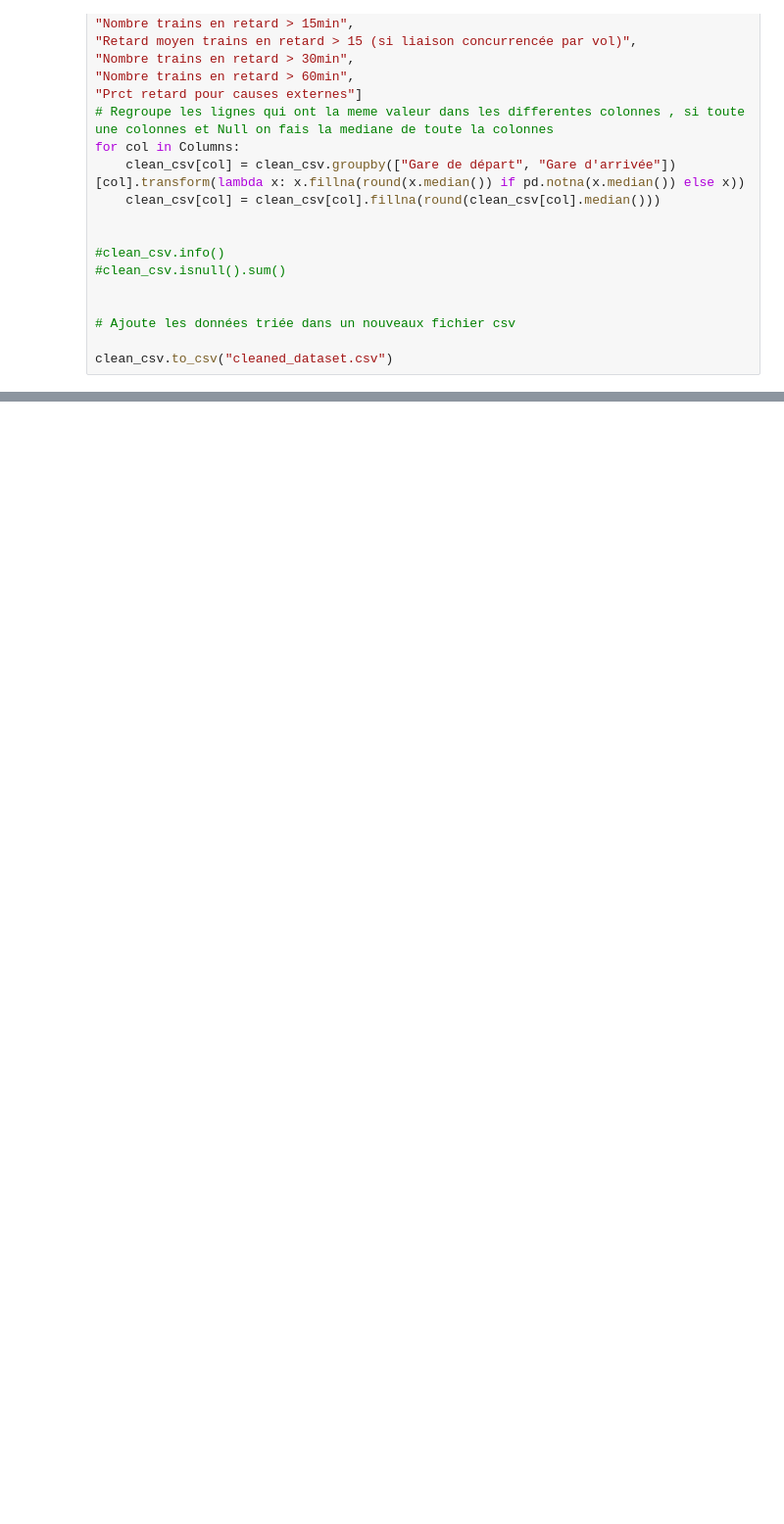
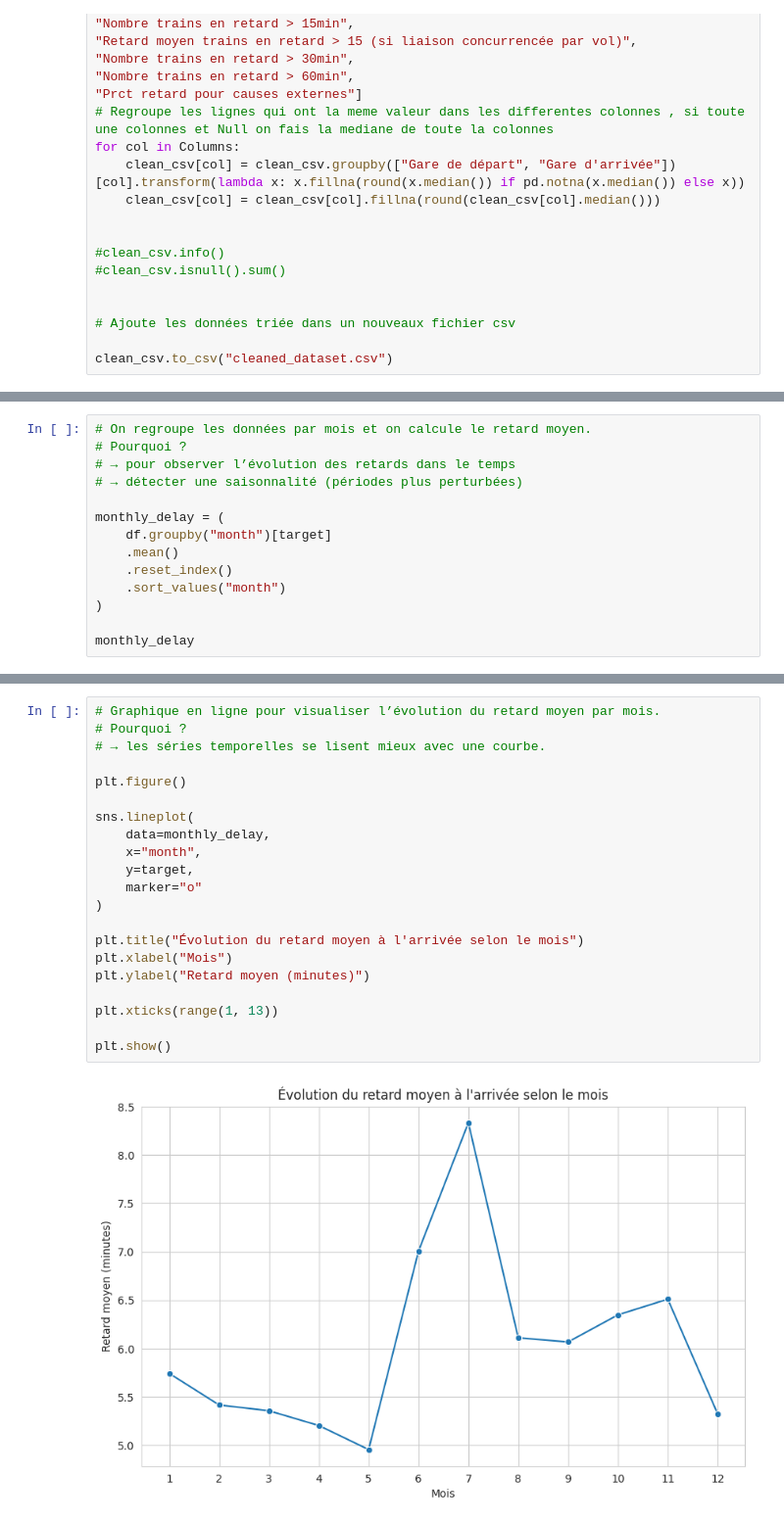
Before and after one commit to AZ044/Tardis, a Jupyter notebook: tardis_eda.ipynb, the cells around one changed output, grey strips where cells are left out. Shown at 98% size. Cells and saved outputs as stored; diff of their text form; blank space fills up the shorter version.

```diff
--- a/tardis_eda.ipynb
+++ b/tardis_eda.ipynb
@@ -84,0 +278,14 @@ clean_csv.to_csv("cleaned_dataset.csv")
+# %%
+# On regroupe les données par mois et on calcule le retard moyen.
+# Pourquoi ?
+# → pour observer l’évolution des retards dans le temps
+# → détecter une saisonnalité (périodes plus perturbées)
+
+monthly_delay = (
+    df.groupby("month")[target]
+    .mean()
+    .reset_index()
+    .sort_values("month")
+)
+
+monthly_delay
@@ -84,0 +306,23 @@ clean_csv.to_csv("cleaned_dataset.csv")
+# %%
+# Graphique en ligne pour visualiser l’évolution du retard moyen par mois.
+# Pourquoi ?
+# → les séries temporelles se lisent mieux avec une courbe.
+
+plt.figure()
+
+sns.lineplot(
+    data=monthly_delay,
+    x="month",
+    y=target,
+    marker="o"
+)
+
+plt.title("Évolution du retard moyen à l'arrivée selon le mois")
+plt.xlabel("Mois")
+plt.ylabel("Retard moyen (minutes)")
+
+plt.xticks(range(1, 13))
+
+plt.show()
+# %% [output]
+[figure, added]
```
Also changed, not shown: parts of 32 cells of this notebook.
